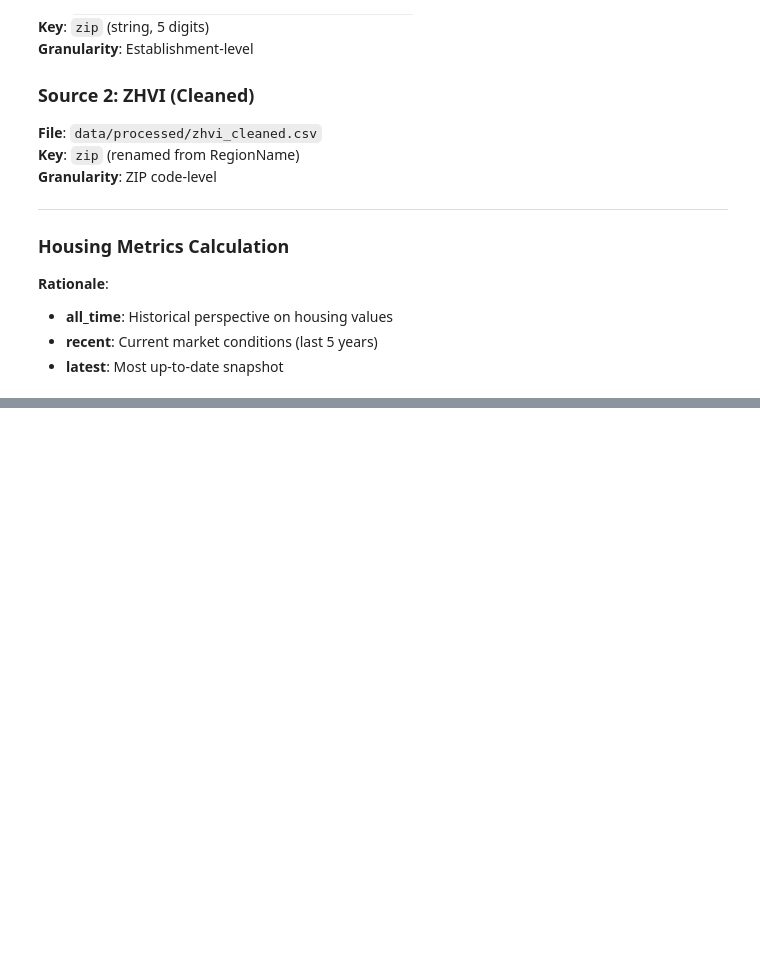
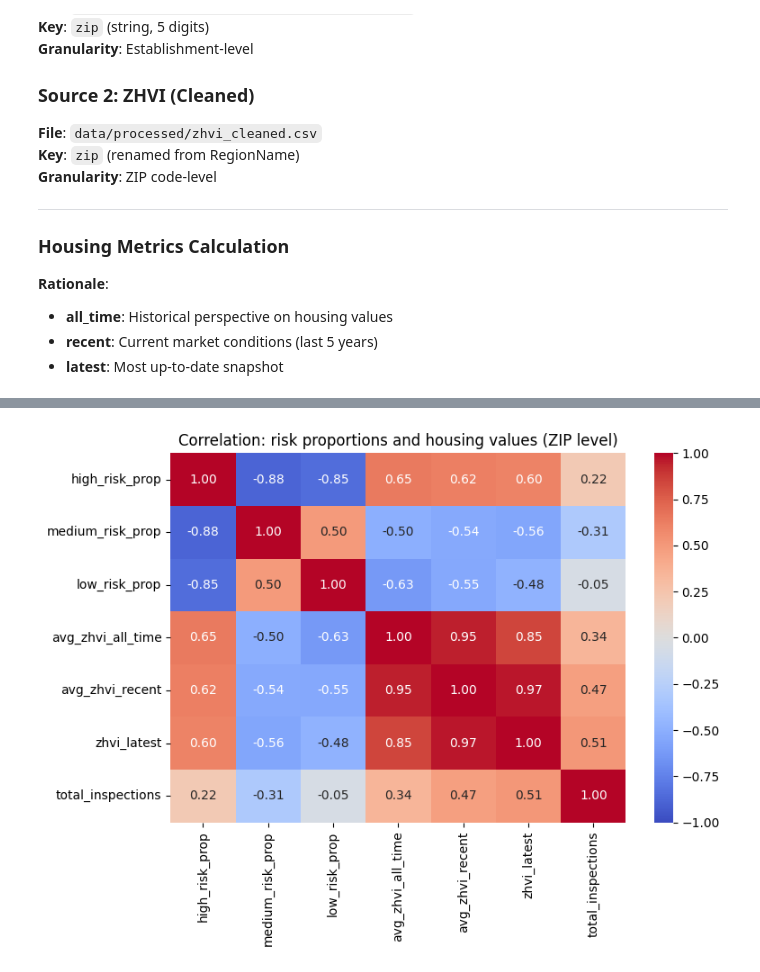
Before and after one commit to annieguzh/IS-477-Course-Project, a Jupyter notebook: workflow.ipynb, the cells around one changed output, grey strips where cells are left out. Cells and saved outputs as stored; diff of their text form; code cells hidden in the pictures; blank space fills up the shorter version.

```diff
--- a/workflow.ipynb
+++ b/workflow.ipynb
@@ -932,0 +947,10 @@ Let the data determine geographic scope by joining on exact ZIP code matches wit
+# %%
+# 1.1 Count inspections by ZIP and risk
+risk_counts = (
+    integrated_data
+    .groupby(["zip", "risk"])
+    .size()
+    .reset_index(name="n_inspections")
+)
+
+risk_counts
@@ -932,0 +1008,16 @@ Let the data determine geographic scope by joining on exact ZIP code matches wit
+# %%
+# 1.3 Attach housing values at ZIP level
+housing_zip = (
+    integrated_data
+    .groupby("zip")[["avg_zhvi_all_time", "avg_zhvi_recent", "zhvi_latest"]]
+    .mean()
+    .reset_index()
+)
+
+zip_level = (
+    risk_pivot
+    .reset_index()
+    .merge(housing_zip, on="zip", how="inner")
+)
+
+zip_level
@@ -932,0 +1059,13 @@ Let the data determine geographic scope by joining on exact ZIP code matches wit
+# %%
+corr_cols = [
+    "high_risk_prop",
+    "medium_risk_prop",
+    "low_risk_prop",
+    "avg_zhvi_all_time",
+    "avg_zhvi_recent",
+    "zhvi_latest",
+    "total_inspections",
+]
+
+corr = zip_level[corr_cols].corr()
+corr
@@ -932,0 +1081,8 @@ Let the data determine geographic scope by joining on exact ZIP code matches wit
+# %%
+plt.figure(figsize=(8, 6))
+sns.heatmap(corr, annot=True, fmt=".2f", cmap="coolwarm", vmin=-1, vmax=1)
+plt.title("Correlation: risk proportions and housing values (ZIP level)")
+plt.tight_layout()
+plt.show()
+# %% [output]
+[figure, added]
```
Also changed, not shown: parts of 34 cells of this notebook, 55 other files.
